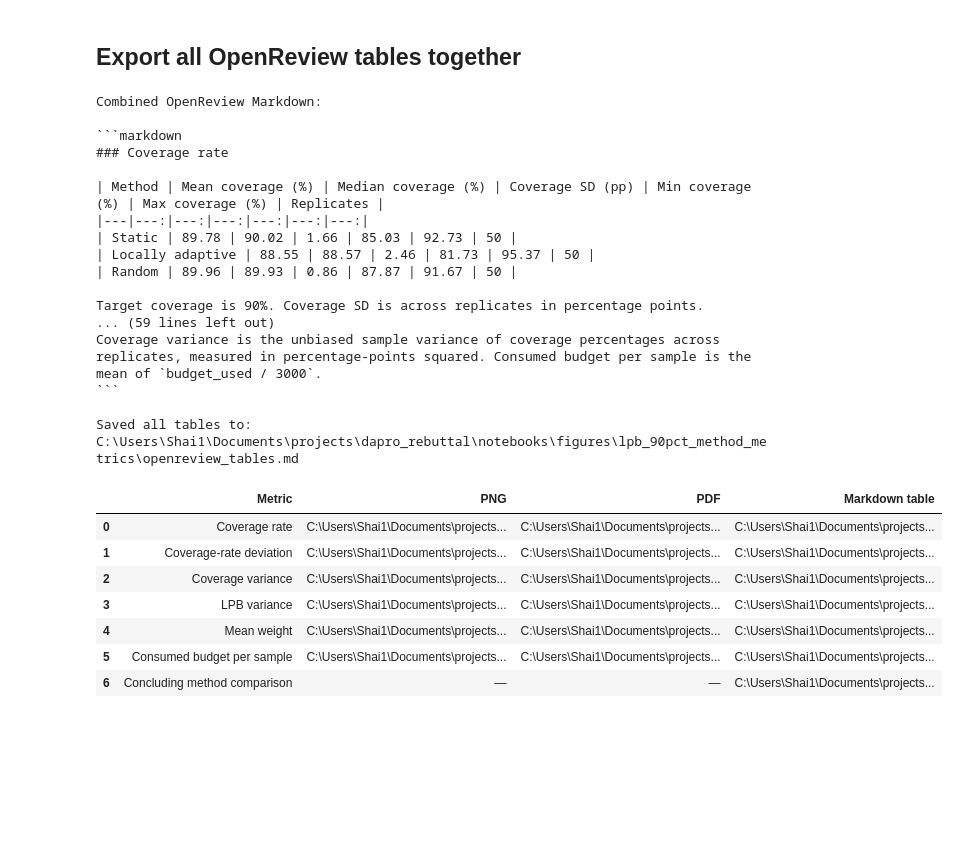
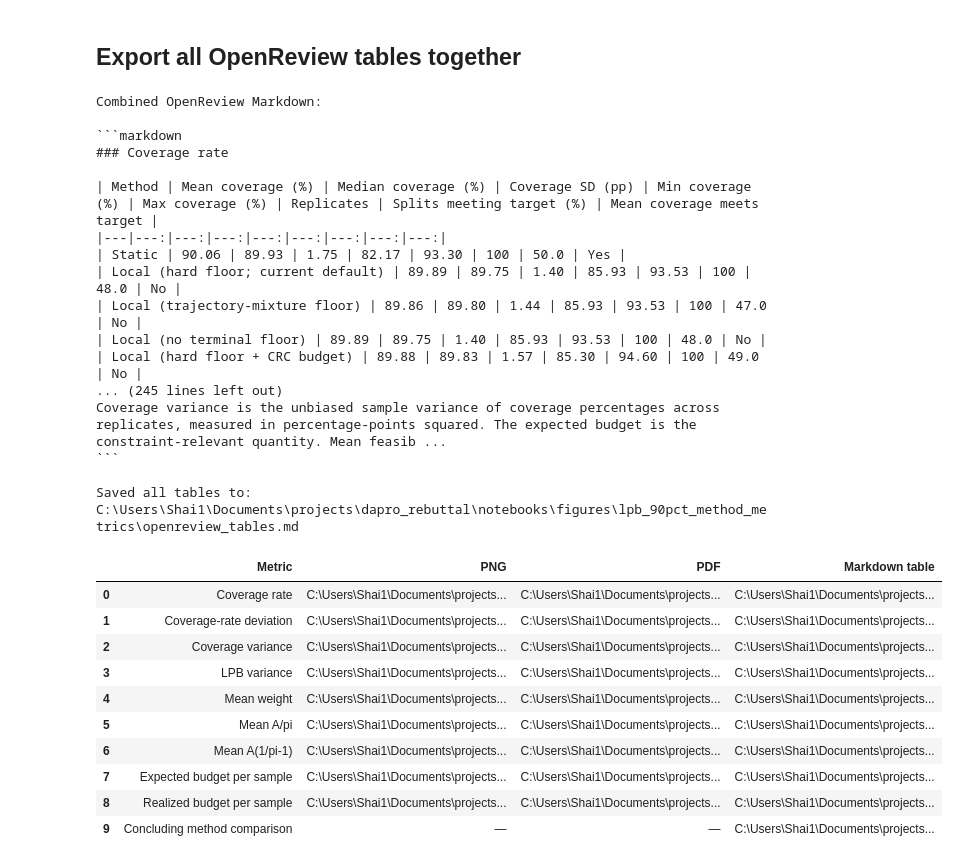
Before and after one commit to Shai128/dapro_rebuttal, a Jupyter notebook: notebooks/visualize_lpb_90pct_method_metrics_with_budget.ipynb, the cells around one changed output. Cells and saved outputs as stored; diff of their text form; code cells hidden in the pictures; blank space fills up the shorter version.

````diff
--- a/notebooks/visualize_lpb_90pct_method_metrics_with_budget.ipynb
+++ b/notebooks/visualize_lpb_90pct_method_metrics_with_budget.ipynb
@@ -870,53 +1555,71 @@
 print(f"\nSaved all tables to: {combined_path}")
 
 artifact_rows = []
-for title, slug in [
-    ("Coverage rate", "coverage_rate"),
-    ("Coverage-rate deviation", "coverage_deviation"),
-    ("Coverage variance", "coverage_variance"),
-    ("LPB variance", "lpb_variance"),
-    ("Mean weight", "mean_weight"),
-    ("Consumed budget per sample", "budget_used_per_sample"),
+for title, figure_slug, table_slug in [
+    ("Coverage rate", "coverage_rate", "coverage_rate"),
+    ("Coverage-rate deviation", "coverage_deviation", "coverage_deviation"),
+    ("Coverage variance", "coverage_variance", "coverage_variance"),
+    ("LPB variance", "lpb_variance", "lpb_variance"),
+    ("Mean weight", "mean_weight", "mean_weight"),
+    ("Mean A/pi", "mean_a_over_pi", "a_weighted_propensity_metrics"),
+    (
+        "Mean A(1/pi-1)",
+        "mean_a_inverse_probability_minus_one",
+        "a_weighted_propensity_metrics",
+    ),
+    (
+        "Expected budget per sample",
+        "expected_budget_per_sample",
+        "budget_feasibility",
+    ),
+    (
+        "Realized budget per sample",
+        "realized_budget_per_sample",
+        "budget_feasibility",
+    ),
 ]:
     artifact_rows.append({
         "Metric": title,
-        "PNG": str(OUTPUT_DIR / f"figure_{slug}.png"),
-        "PDF": str(OUTPUT_DIR / f"figure_{slug}.pdf"),
-        "Markdown table": str(OUTPUT_DIR / f"table_{slug}.md"),
+        "PNG": str(OUTPUT_DIR / f"figure_{figure_slug}.png"),
+        "PDF": str(OUTPUT_DIR / f"figure_{figure_slug}.pdf"),
+        "Markdown table": str(OUTPUT_DIR / f"table_{table_slug}.md"),
     })
 
 artifact_rows.append({
     "Metric": "Concluding method comparison",
     "PNG": "—",
     "PDF": "—",
     "Markdown table": str(OUTPUT_DIR / "table_concluding_summary.md"),
 })
 
 artifact_index = pd.DataFrame(artifact_rows)
 display(artifact_index)
 # %% [output]
 Combined OpenReview Markdown:
 
 ```markdown
 ### Coverage rate
 
-| Method | Mean coverage (%) | Median coverage (%) | Coverage SD (pp) | Min coverage (%) | Max coverage (%) | Replicates |
-|---|---:|---:|---:|---:|---:|---:|
-| Static | 89.78 | 90.02 | 1.66 | 85.03 | 92.73 | 50 |
-| Locally adaptive | 88.55 | 88.57 | 2.46 | 81.73 | 95.37 | 50 |
-| Random | 89.96 | 89.93 | 0.86 | 87.87 | 91.67 | 50 |
-
-Target coverage is 90%. Coverage SD is across replicates in percentage points.
-... (59 lines left out)
-Coverage variance is the unbiased sample variance of coverage percentages across replicates, measured in percentage-points squared. Consumed budget per sample is the mean of `budget_used / 3000`.
+| Method | Mean coverage (%) | Median coverage (%) | Coverage SD (pp) | Min coverage (%) | Max coverage (%) | Replicates | Splits meeting target (%) | Mean coverage meets target |
+|---|---:|---:|---:|---:|---:|---:|---:|---:|
+| Static | 90.06 | 89.93 | 1.75 | 82.17 | 93.30 | 100 | 50.0 | Yes |
+| Local (hard floor; current default) | 89.89 | 89.75 | 1.40 | 85.93 | 93.53 | 100 | 48.0 | No |
+| Local (trajectory-mixture floor) | 89.86 | 89.80 | 1.44 | 85.93 | 93.53 | 100 | 47.0 | No |
+| Local (no terminal floor) | 89.89 | 89.75 | 1.40 | 85.93 | 93.53 | 100 | 48.0 | No |
+| Local (hard floor + CRC budget) | 89.88 | 89.83 | 1.57 | 85.30 | 94.60 | 100 | 49.0 | No |
+... (245 lines left out)
+Coverage variance is the unbiased sample variance of coverage percentages across replicates, measured in percentage-points squared. The expected budget is the constraint-relevant quantity. Mean feasib ...
 ```
 
 Saved all tables to: C:\Users\Shai1\Documents\projects\dapro_rebuttal\notebooks\figures\lpb_90pct_method_metrics\openreview_tables.md
 |  | Metric | PNG | PDF | Markdown table |
 | 0 | Coverage rate | C:\Users\Shai1\Documents\projects... | C:\Users\Shai1\Documents\projects... | C:\Users\Shai1\Documents\projects... |
 | 1 | Coverage-rate deviation | C:\Users\Shai1\Documents\projects... | C:\Users\Shai1\Documents\projects... | C:\Users\Shai1\Documents\projects... |
 | 2 | Coverage variance | C:\Users\Shai1\Documents\projects... | C:\Users\Shai1\Documents\projects... | C:\Users\Shai1\Documents\projects... |
 | 3 | LPB variance | C:\Users\Shai1\Documents\projects... | C:\Users\Shai1\Documents\projects... | C:\Users\Shai1\Documents\projects... |
 | 4 | Mean weight | C:\Users\Shai1\Documents\projects... | C:\Users\Shai1\Documents\projects... | C:\Users\Shai1\Documents\projects... |
-| 5 | Consumed budget per sample | C:\Users\Shai1\Documents\projects... | C:\Users\Shai1\Documents\projects... | C:\Users\Shai1\Documents\projects... |
-| 6 | Concluding method comparison | — | — | C:\Users\Shai1\Documents\projects... |
+| 5 | Mean A/pi | C:\Users\Shai1\Documents\projects... | C:\Users\Shai1\Documents\projects... | C:\Users\Shai1\Documents\projects... |
+| 6 | Mean A(1/pi-1) | C:\Users\Shai1\Documents\projects... | C:\Users\Shai1\Documents\projects... | C:\Users\Shai1\Documents\projects... |
+| 7 | Expected budget per sample | C:\Users\Shai1\Documents\projects... | C:\Users\Shai1\Documents\projects... | C:\Users\Shai1\Documents\projects... |
+| 8 | Realized budget per sample | C:\Users\Shai1\Documents\projects... | C:\Users\Shai1\Documents\projects... | C:\Users\Shai1\Documents\projects... |
+| 9 | Concluding method comparison | — | — | C:\Users\Shai1\Documents\projects... |
````
Also changed, not shown: parts of 18 cells of this notebook, 47 other files.
